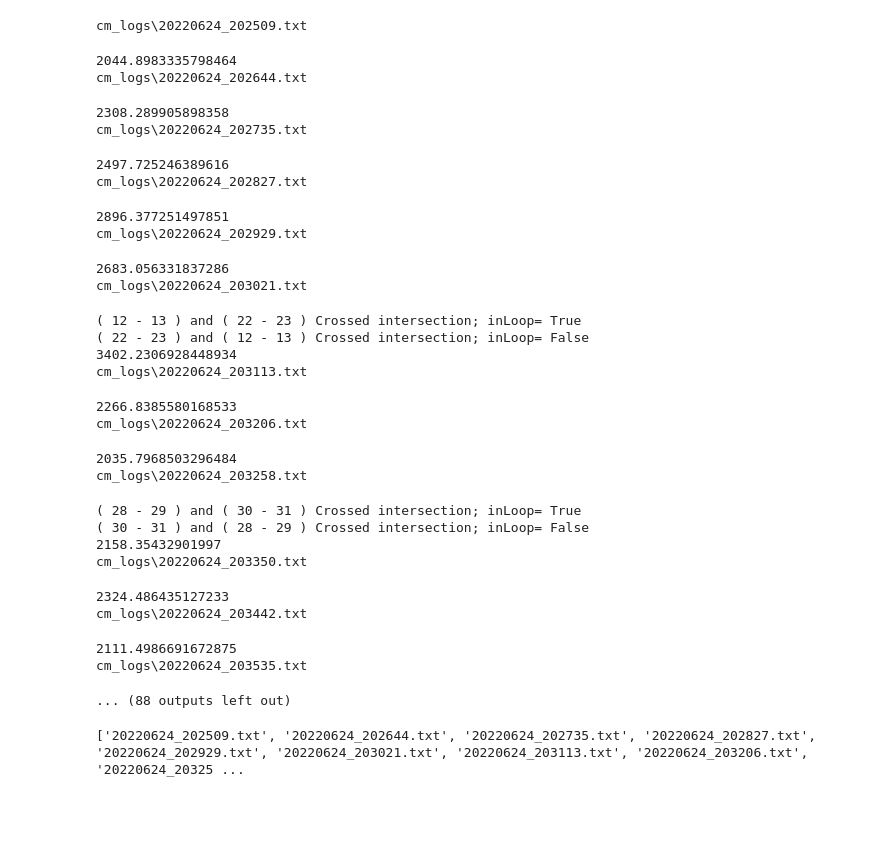
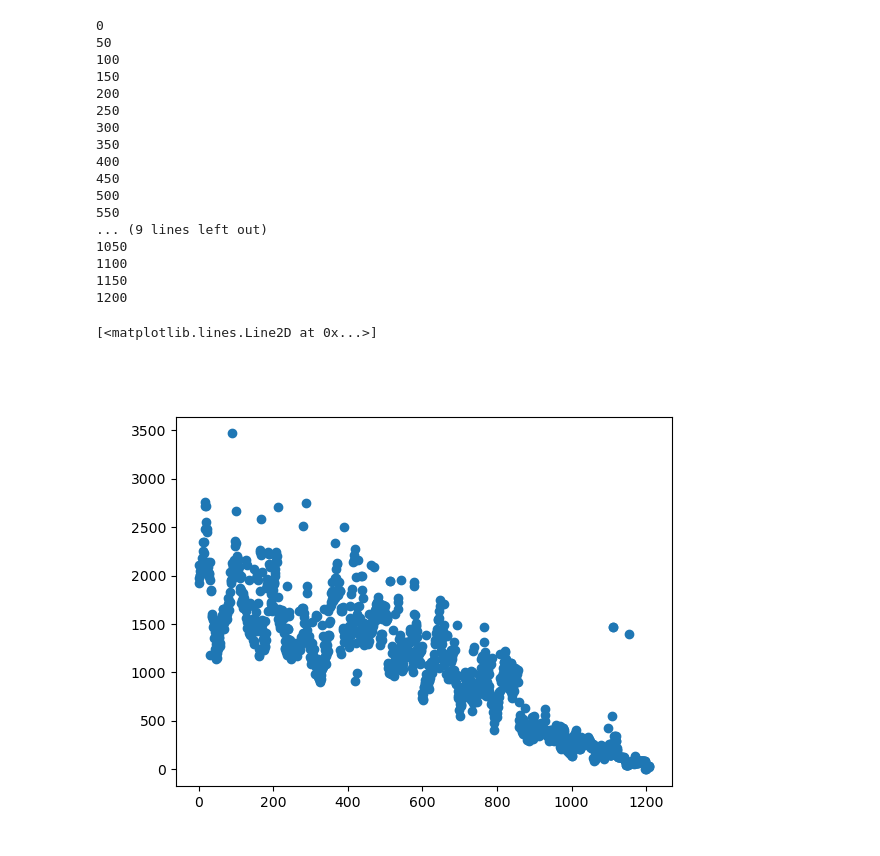
Before and after one commit to hb128/criticality_monitor, a Jupyter notebook: cml.ipynb, the cells around one changed output. Drawn from its saved outputs; the diff is of its cells as text; code cells hidden in the pictures; blank space fills up the shorter version.

```diff
--- a/cml.ipynb
+++ b/cml.ipynb
@@ -48,46 +57,38 @@ results = cml_analyse('cm_logs/20220624_215158.txt')
 # %%
-name_list = []
-length_list = []
+results_all = dict()
 for ii,entry in enumerate(os.scandir('cm_logs')):
-    if ii%5==0:
+    if ii%1==0:
         if entry.path.endswith(".txt"):
-            print(entry.path)
-            result = cml_analyse(entry.path)
-            print(result['length'])
-            name_list.append(entry.name)
-            length_list.append(result['length'])
-            sleep(1)
+            #print(entry.path)
+            result = cml_analyse(entry.path,plot_save_path='')
+            for k in result:
+                if k not in results_all:
+                    results_all[k] = []
+                results_all[k].append(result[k])
+            #sleep(1)
+    if ii%50==0:
+        print(ii)
+%matplotlib widget
+#plt.figure(figsize=(20,10))
+plt.plot(results_all['trivial_length'],'o')
 # %% [output]
-cm_logs\20220624_202509.txt
+0
+50
+100
+150
+200
+250
+300
+350
+400
+450
+500
+550
+... (9 lines left out)
+1050
+1100
+1150
+1200
-2044.8983335798464
-cm_logs\20220624_202644.txt
+[<matplotlib.lines.Line2D at 0x...>]
-2308.289905898358
-cm_logs\20220624_202735.txt
-2497.725246389616
-cm_logs\20220624_202827.txt
-2896.377251497851
-cm_logs\20220624_202929.txt
-2683.056331837286
-cm_logs\20220624_203021.txt
-( 12 - 13 ) and ( 22 - 23 ) Crossed intersection; inLoop= True
-( 22 - 23 ) and ( 12 - 13 ) Crossed intersection; inLoop= False
-3402.2306928448934
-cm_logs\20220624_203113.txt
-2266.8385580168533
-cm_logs\20220624_203206.txt
-2035.7968503296484
-cm_logs\20220624_203258.txt
-( 28 - 29 ) and ( 30 - 31 ) Crossed intersection; inLoop= True
-( 30 - 31 ) and ( 28 - 29 ) Crossed intersection; inLoop= False
-2158.35432901997
-cm_logs\20220624_203350.txt
-2324.486435127233
-cm_logs\20220624_203442.txt
-2111.4986691672875
-cm_logs\20220624_203535.txt
-... (88 outputs left out)
+[figure, added]
-# %%
-print(name_list,length_list)
-# %% [output]
-['20220624_202509.txt', '20220624_202644.txt', '20220624_202735.txt', '20220624_202827.txt', '20220624_202929.txt', '20220624_203021.txt', '20220624_203113.txt', '20220624_203206.txt', '20220624_20325 ...
 # %%
```
Also changed, not shown: parts of 6 cells of this notebook, 1 other file.
